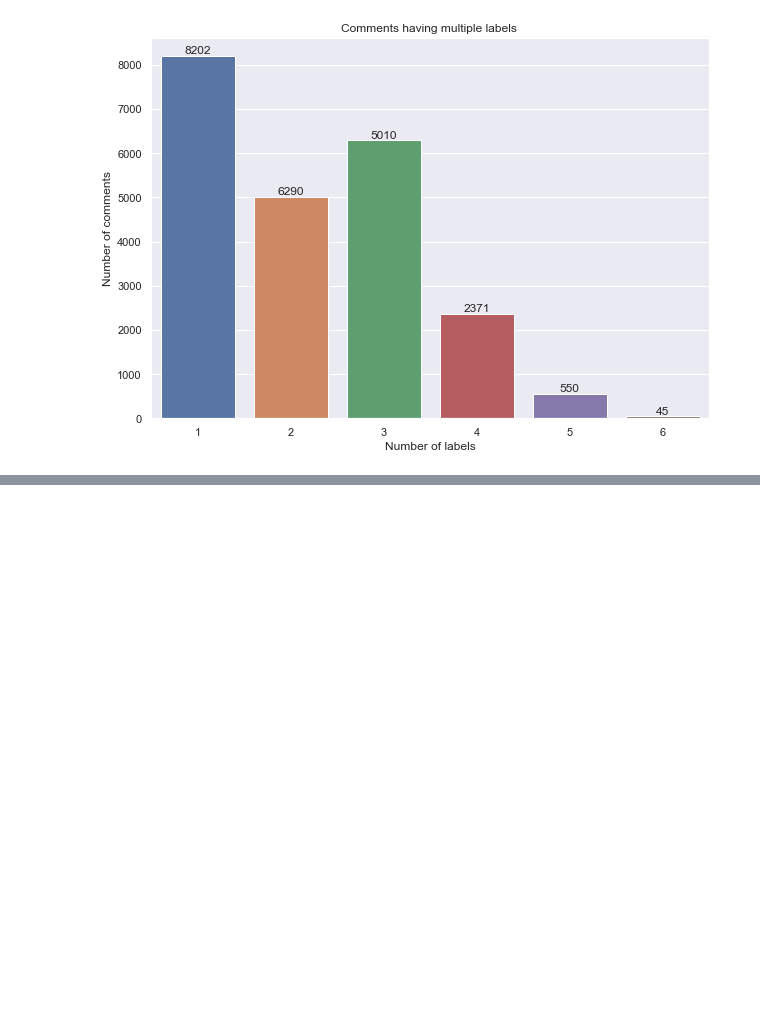
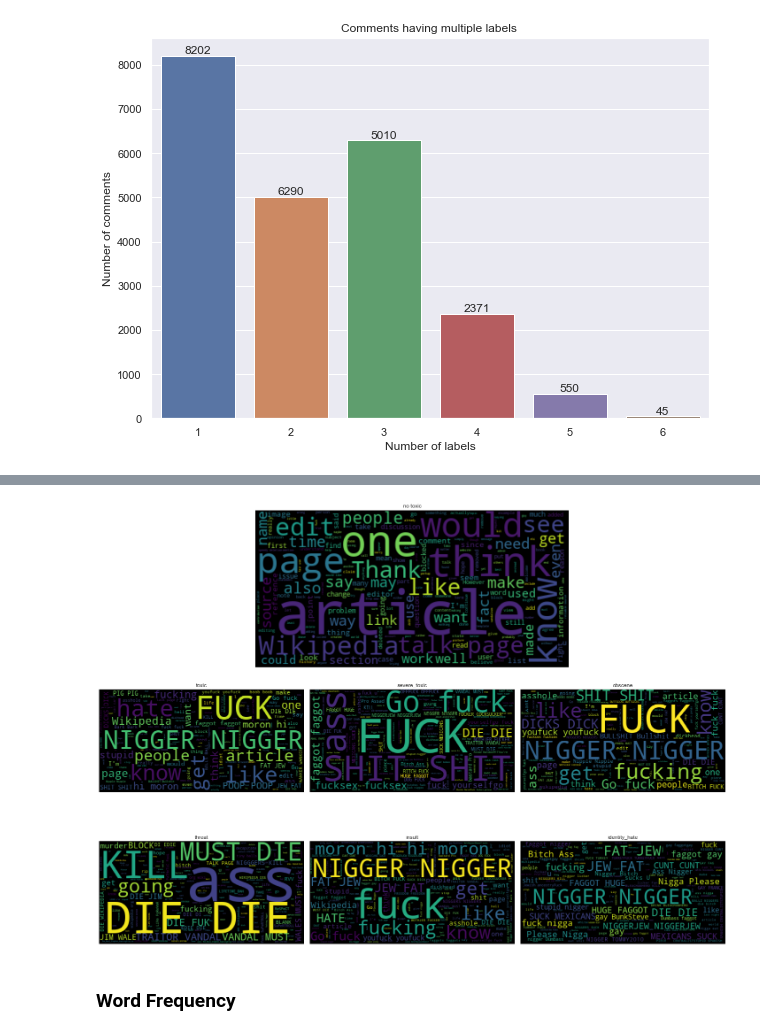
Before and after one commit to francescogemignani/Toxic-Comments-Classification-Challenge, a Jupyter notebook: Untitled.ipynb, the cells around one changed output, grey strips where cells are left out. Drawn from its saved outputs; the diff is of its cells as text; code cells hidden in the pictures; blank space fills up the shorter version.

```diff
--- a/Untitled.ipynb
+++ b/Untitled.ipynb
@@ -297,0 +378,58 @@ https://www.kaggle.com/adldotori/all-in-one-dataset
+# %%
+fig, ax = plt.subplots(nrows=3, ncols=3, figsize=(20,15))
+
+plt.subplot2grid((3, 3), (0, 0), colspan=3)
+all_text = '\n'.join(df.comment_text)
+wc = WordCloud(stopwords=stopwords)
+plt.imshow(wc.generate(all_text))
+plt.axis("off")
+plt.title("no toxic")
+
+plt.subplot(3,3,4)
+all_text = '\n'.join(df[df.toxic == 1].comment_text)
+wc = WordCloud(stopwords=stopwords)
+plt.imshow(wc.generate(all_text))
+plt.axis("off")
+plt.title("toxic")
+
+plt.subplot(3,3,5)
+all_text = '\n'.join(df[df.severe_toxic == 1].comment_text)
+wc = WordCloud(stopwords=stopwords)
+plt.imshow(wc.generate(all_text))
+plt.axis("off")
+plt.title("severe_toxic")
+
+plt.subplot(3,3,6)
+all_text = '\n'.join(df[df.obscene == 1].comment_text)
+wc = WordCloud(stopwords=stopwords)
+plt.imshow(wc.generate(all_text))
+plt.axis("off")
+plt.title("obscene")
+
+plt.subplot(3,3,7)
+all_text = '\n'.join(df[df.threat == 1].comment_text)
+wc = WordCloud(stopwords=stopwords)
+plt.imshow(wc.generate(all_text))
+plt.axis("off")
+plt.title("threat")
+
+plt.subplot(3,3,8)
+all_text = '\n'.join(df[df.insult == 1].comment_text)
+wc = WordCloud(stopwords=stopwords)
+plt.imshow(wc.generate(all_text))
+plt.axis("off")
+plt.title("insult")
+
+plt.subplot(3,3,9)
+all_text = '\n'.join(df[df.identity_hate == 1].comment_text)
+wc = WordCloud(stopwords=stopwords)
+plt.imshow(wc.generate(all_text))
+plt.axis("off")
+plt.title("identity_hate")
+
+fig.tight_layout()
+plt.show()
+# %% [output]
+[figure, added]
+# %% [markdown]
+### Word Frequency
```
Also changed, not shown: parts of 50 cells of this notebook.
